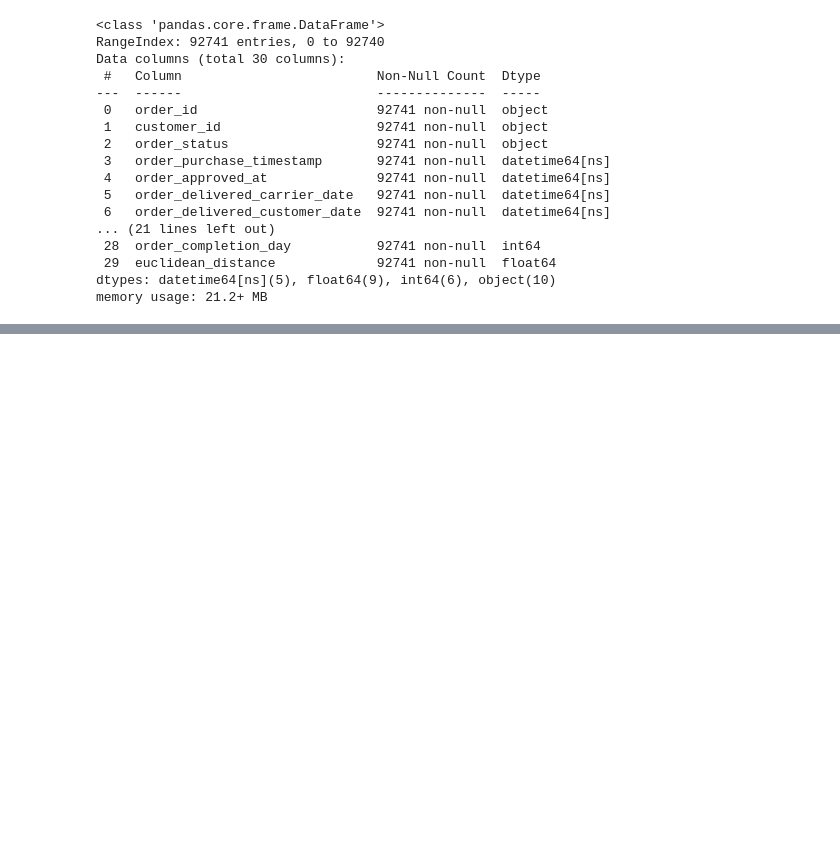
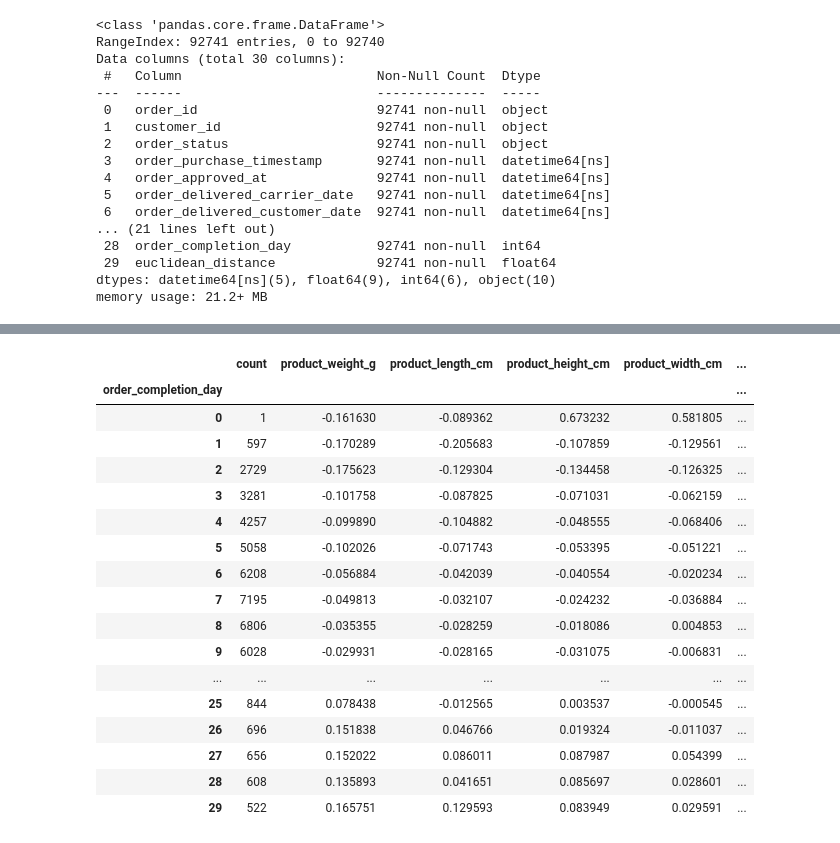
Before and after one commit to binnynaik30/Recommendation-System, a Jupyter notebook: delivery_time_dataset.ipynb, the cells around one changed output, grey strips where cells are left out. Cells and saved outputs as stored; diff of their text form; code cells hidden in the pictures; blank space fills up the shorter version.

Commit message:
general ideas about delivery time prediction model

```diff
--- a/delivery_time_dataset.ipynb
+++ b/delivery_time_dataset.ipynb
@@ -156,0 +168,15 @@ orders.to_csv("delivery_time_dataset.csv", index = False)
+# %%
+from sklearn.cluster import KMeans
+from sklearn.preprocessing import StandardScaler
+model = KMeans(n_clusters=10, random_state=42)
+k_mean_data = orders[numerical_features+['order_id']]
+ss = StandardScaler()
+for col in numerical_features:
+    if col != "order_completion_day":
+        k_mean_data[col] = ss.fit_transform(k_mean_data[[col]])
+# here we only consider orders delivered within 30 days, since this covers most of the orders and the range is not too big.
+k_mean_data = k_mean_data[orders["order_completion_day"]<30].groupby("order_completion_day").agg({"order_id": "count", 'product_weight_g': "mean", 'product_length_cm':"mean", 'product_height_cm':"mean", 'product_width_cm':"mean", "euclidean_distance": "mean"}).rename(columns={"order_id": "count"})
+
+model.fit(k_mean_data[['product_weight_g', 'product_length_cm', 'product_height_cm', 'product_width_cm', 'euclidean_distance']])
+cat = model.predict(k_mean_data[['product_weight_g', 'product_length_cm', 'product_height_cm', 'product_width_cm', 'euclidean_distance']])
+k_mean_data["category"] = cat
@@ -156,0 +201,21 @@ orders.to_csv("delivery_time_dataset.csv", index = False)
+# %%
+k_mean_data
+# %% [output]
+|  | count | product_weight_g | product_length_cm | product_height_cm | product_width_cm | ... |
+| order_completion_day |  |  |  |  |  | ... |
+| 0 | 1 | -0.161630 | -0.089362 | 0.673232 | 0.581805 | ... |
+| 1 | 597 | -0.170289 | -0.205683 | -0.107859 | -0.129561 | ... |
+| 2 | 2729 | -0.175623 | -0.129304 | -0.134458 | -0.126325 | ... |
+| 3 | 3281 | -0.101758 | -0.087825 | -0.071031 | -0.062159 | ... |
+| 4 | 4257 | -0.099890 | -0.104882 | -0.048555 | -0.068406 | ... |
+| 5 | 5058 | -0.102026 | -0.071743 | -0.053395 | -0.051221 | ... |
+| 6 | 6208 | -0.056884 | -0.042039 | -0.040554 | -0.020234 | ... |
+| 7 | 7195 | -0.049813 | -0.032107 | -0.024232 | -0.036884 | ... |
+| 8 | 6806 | -0.035355 | -0.028259 | -0.018086 | 0.004853 | ... |
+| 9 | 6028 | -0.029931 | -0.028165 | -0.031075 | -0.006831 | ... |
+| ... | ... | ... | ... | ... | ... | ... |
+| 25 | 844 | 0.078438 | -0.012565 | 0.003537 | -0.000545 | ... |
+| 26 | 696 | 0.151838 | 0.046766 | 0.019324 | -0.011037 | ... |
+| 27 | 656 | 0.152022 | 0.086011 | 0.087987 | 0.054399 | ... |
+| 28 | 608 | 0.135893 | 0.041651 | 0.085697 | 0.028601 | ... |
+| 29 | 522 | 0.165751 | 0.129593 | 0.083949 | 0.029591 | ... |
```
Also changed, not shown: parts of 11 cells of this notebook.
